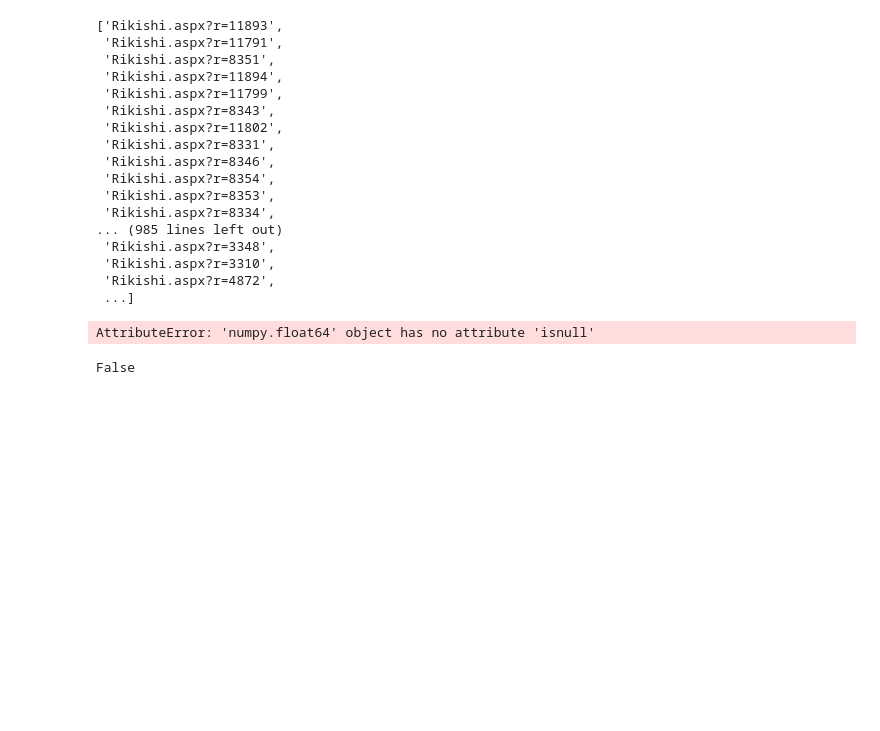
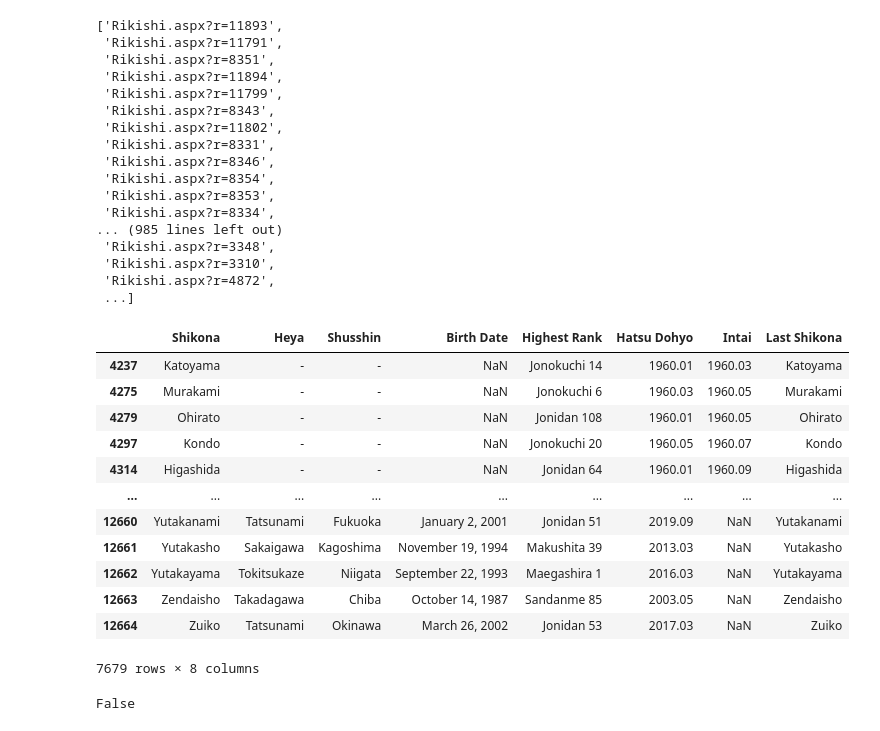
Before and after one commit to tsfraser/sumo-injury, a Jupyter notebook: SumoScraper.ipynb, the cells around one changed output. Cells and saved outputs as stored; diff of their text form; code cells hidden in the pictures; blank space fills up the shorter version.

```diff
--- a/SumoScraper.ipynb
+++ b/SumoScraper.ipynb
@@ -400,11 +659,22 @@ tag_list[8+some_starting_indx:some_end_idx]
 sorted_df =df.loc[df['Hatsu Dohyo']>=1960.01]
 
 Shikonas = sorted_df['Shikona']
-# %%
-bools =(sorted_df['Intai'].iloc[123]).isnull()
-bools.iloc[0]
-# %% [output]
-AttributeError: 'numpy.float64' object has no attribute 'isnull'
+# %%
+sorted_df
+# %% [output]
+|  | Shikona | Heya | Shusshin | Birth Date | Highest Rank | Hatsu Dohyo | Intai | Last Shikona |
+| 4237 | Katoyama | - | - | NaN | Jonokuchi 14 | 1960.01 | 1960.03 | Katoyama |
+| 4275 | Murakami | - | - | NaN | Jonokuchi 6 | 1960.03 | 1960.05 | Murakami |
+| 4279 | Ohirato | - | - | NaN | Jonidan 108 | 1960.01 | 1960.05 | Ohirato |
+| 4297 | Kondo | - | - | NaN | Jonokuchi 20 | 1960.05 | 1960.07 | Kondo |
+| 4314 | Higashida | - | - | NaN | Jonidan 64 | 1960.01 | 1960.09 | Higashida |
+| ... | ... | ... | ... | ... | ... | ... | ... | ... |
+| 12660 | Yutakanami | Tatsunami | Fukuoka | January 2, 2001 | Jonidan 51 | 2019.09 | NaN | Yutakanami |
+| 12661 | Yutakasho | Sakaigawa | Kagoshima | November 19, 1994 | Makushita 39 | 2013.03 | NaN | Yutakasho |
+| 12662 | Yutakayama | Tokitsukaze | Niigata | September 22, 1993 | Maegashira 1 | 2016.03 | NaN | Yutakayama |
+| 12663 | Zendaisho | Takadagawa | Chiba | October 14, 1987 | Sandanme 85 | 2003.05 | NaN | Zendaisho |
+| 12664 | Zuiko | Tatsunami | Okinawa | March 26, 2002 | Jonidan 53 | 2017.03 | NaN | Zuiko |
+7679 rows × 8 columns
 # %%
 xs =sorted_df['Intai'].isnull()
 
```
Also changed, not shown: parts of 63 cells of this notebook.
